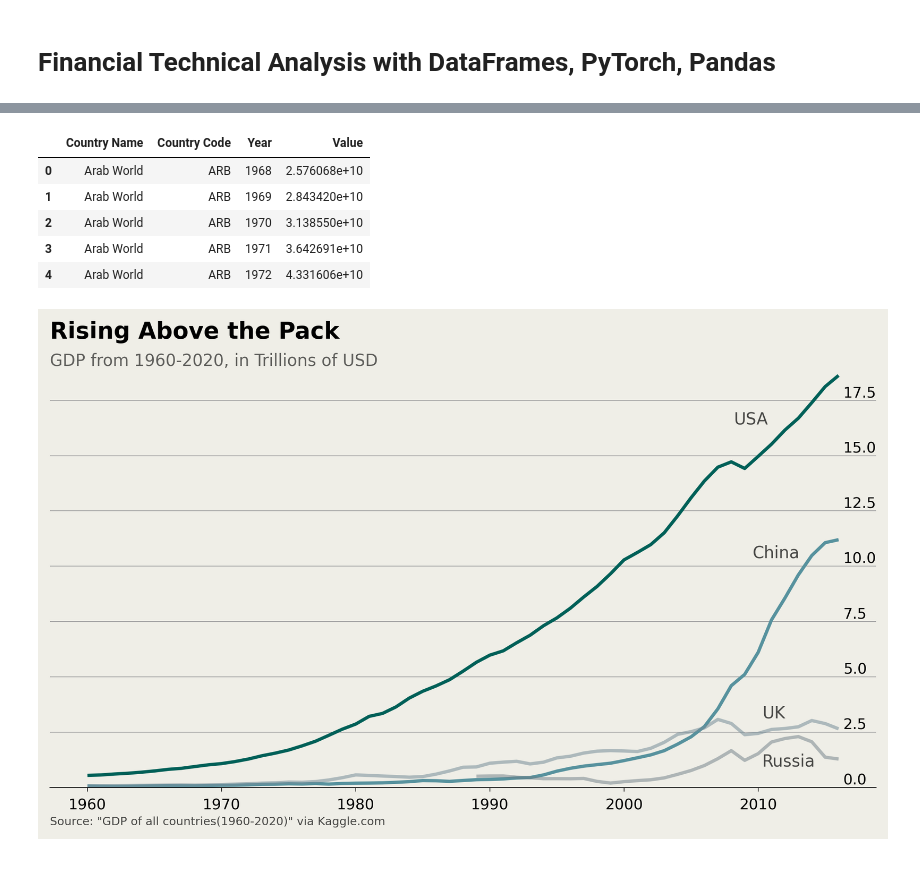
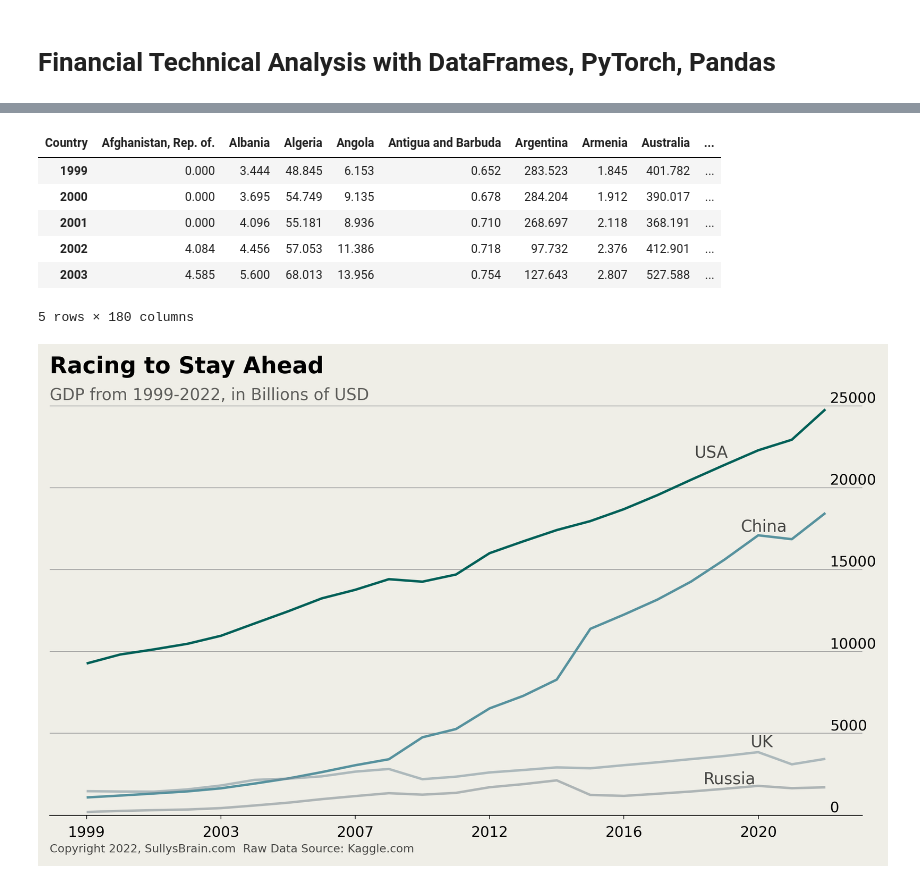
Before and after one commit to sullysbrain/python-machinelearning, a Jupyter notebook: jupyter-misc/matplotlib_sandbox.ipynb, the cells around one changed output, grey strips where cells are left out. Drawn from its saved outputs; the diff is of its cells as text; code cells hidden in the pictures.

```diff
--- a/jupyter-misc/matplotlib_sandbox.ipynb
+++ b/jupyter-misc/matplotlib_sandbox.ipynb
@@ -77,0 +95,5 @@ KeyError: 'Symbols'
+# %%
+gdp_data = pd.read_csv("../_data/GDPbyCountry1999-2022.csv", sep=',', header=0, thousands=",")
+gdp_data.set_index("Country", inplace=True)
+gdp_data = gdp_data.T
+gdp_data.head()
@@ -80,54 +110,57 @@ KeyError: 'Symbols'
 
 plt.style.use('../matplotlib/_stylesheets/matplotlib-stylesheet-economist.mplstyle')
 
 fig, ax = plt.subplots()
-usa = df[df['Country Code'] == 'USA']
-china = df[df['Country Code'] == 'CHN']
-uk = df[df['Country Code'] == 'GBR']
-russia = df[df['Country Code'] == 'RUS']
-normalizeAmount = 1_000_000_000_000
-ax.plot(usa['Year'], usa['Value'] / normalizeAmount, label='USA')
-ax.plot(china['Year'], china['Value'] / normalizeAmount, label='China')
-ax.plot(uk['Year'], uk['Value'] / normalizeAmount, label='UK')
-ax.plot(russia['Year'], russia['Value'] / normalizeAmount, label='Russia')
+usa = gdp_data['United States']
+china = gdp_data['China']
+uk = gdp_data['United Kingdom']
+russia = gdp_data['Russia']
+normalizeAmount = 1  #1_000_000_000_000
+ax.plot(usa / normalizeAmount, label='USA')
+ax.plot(china / normalizeAmount, label='China')
+ax.plot(uk / normalizeAmount, label='UK')
+ax.plot(russia / normalizeAmount, label='Russia')
 
-ax.set_title("Rising Above the Pack")
+ax.set_title("Racing to Stay Ahead")
 ax.set_ylim(0)
+myXLabels = mtick.MultipleLocator(4)
+ax.xaxis.set_major_locator(myXLabels)
 
 # Add in title and subtitle
 ax.text(x=.08, y=.86,
-        s="GDP from 1960-2020, in Trillions of USD",
+        s="GDP from 1999-2022, in Billions of USD",
         transform=fig.transFigure,
         ha='left',
         fontsize=20,
         alpha=.6)
 
 # Set source text
 ax.text(x=.08, y=0,
-        s="""Source: "GDP of all countries(1960-2020)" via Kaggle.com""",
+        s="""Copyright 2022, SullysBrain.com  Raw Data Source: Kaggle.com""",
         transform=fig.transFigure,
         ha='left',
         fontsize=14,
         alpha=.7)
 
 # Label the lines directly
-ax.text(x=.8, y=.75, s="""USA""",
+ax.text(x=.77, y=.75, s="""USA""",
         transform=fig.transFigure, ha='left', fontsize=20, alpha=.7)
-ax.text(x=.82, y=.5, s="""China""",
+ax.text(x=.82, y=.61, s="""China""",
         transform=fig.transFigure, ha='left', fontsize=20, alpha=.7)
 ax.text(x=.83, y=.2, s="""UK""",
         transform=fig.transFigure, ha='left', fontsize=20, alpha=.7)
-ax.text(x=.83, y=.11, s="""Russia""",
+ax.text(x=.78, y=.13, s="""Russia""",
         transform=fig.transFigure, ha='left', fontsize=20, alpha=.7)
 
 # Export plot as high resolution PNG
-plt.savefig('rising_above.png')
-df.head()
+plt.savefig('gdp_rising_above.png')
+gdp_data.head()
 # %% [output]
-|  | Country Name | Country Code | Year | Value |
-| 0 | Arab World | ARB | 1968 | 2.576068e+10 |
-| 1 | Arab World | ARB | 1969 | 2.843420e+10 |
-| 2 | Arab World | ARB | 1970 | 3.138550e+10 |
-| 3 | Arab World | ARB | 1971 | 3.642691e+10 |
-| 4 | Arab World | ARB | 1972 | 4.331606e+10 |
+| Country | Afghanistan, Rep. of. | Albania | Algeria | Angola | Antigua and Barbuda | Argentina | Armenia | Australia | ... |
+| 1999 | 0.000 | 3.444 | 48.845 | 6.153 | 0.652 | 283.523 | 1.845 | 401.782 | ... |
+| 2000 | 0.000 | 3.695 | 54.749 | 9.135 | 0.678 | 284.204 | 1.912 | 390.017 | ... |
+| 2001 | 0.000 | 4.096 | 55.181 | 8.936 | 0.710 | 268.697 | 2.118 | 368.191 | ... |
+| 2002 | 4.084 | 4.456 | 57.053 | 11.386 | 0.718 | 97.732 | 2.376 | 412.901 | ... |
+| 2003 | 4.585 | 5.600 | 68.013 | 13.956 | 0.754 | 127.643 | 2.807 | 527.588 | ... |
+5 rows × 180 columns
-[figure, old version]
+[figure, new version]
```
Also changed, not shown: parts of 6 cells of this notebook, 7 other files.
